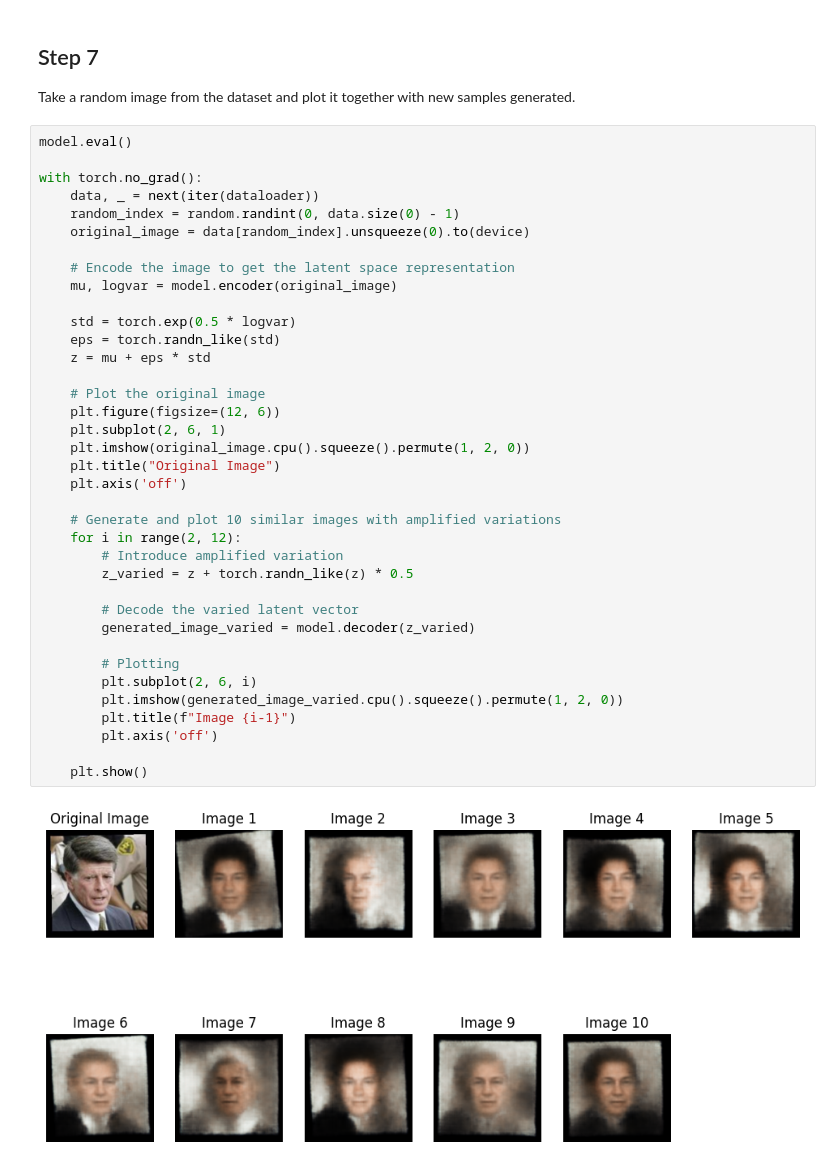
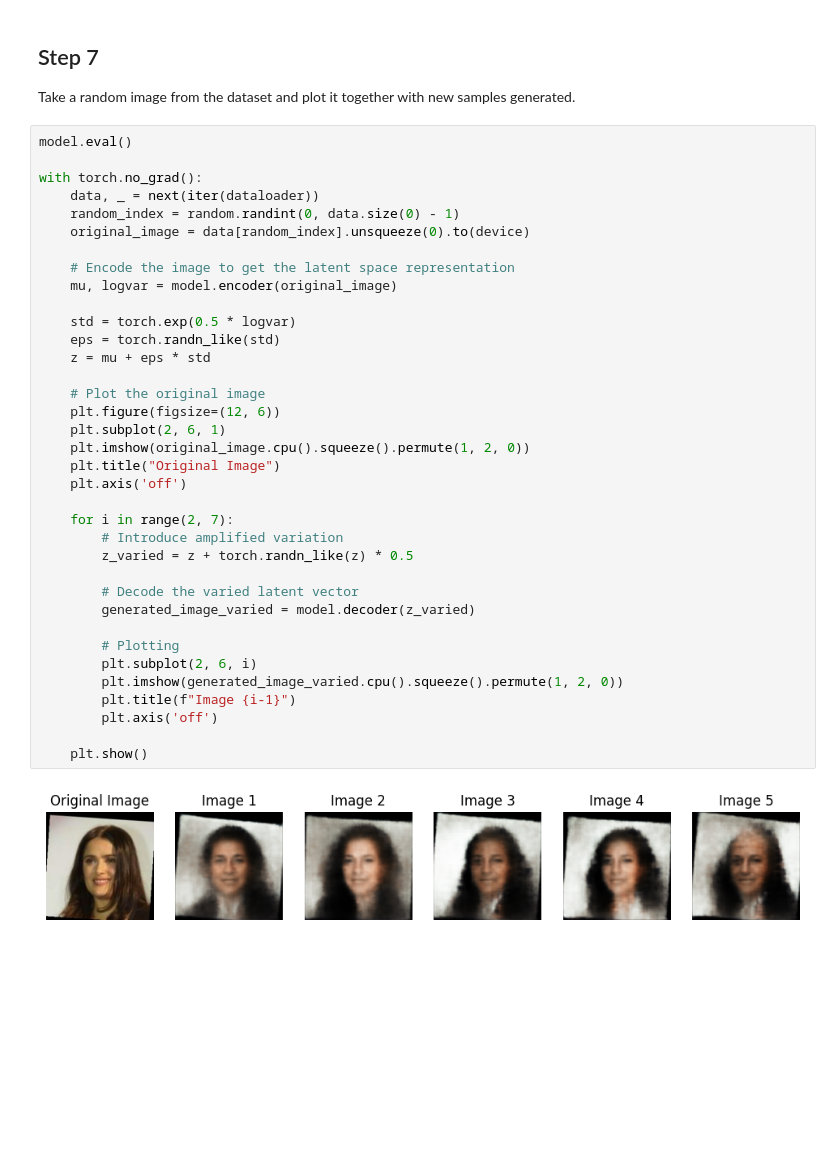
Before and after one commit to shivaniipatel/pattern-recognition, a Jupyter notebook: HW4/HW4.ipynb, the cells around one changed output. Drawn from its saved outputs; the diff is of its cells as text; blank space fills up the shorter version.

```diff
--- a/HW4/HW4.ipynb
+++ b/HW4/HW4.ipynb
@@ -337,33 +337,32 @@ with torch.no_grad():
     original_image = data[random_index].unsqueeze(0).to(device)
 
     # Encode the image to get the latent space representation
     mu, logvar = model.encoder(original_image)
 
     std = torch.exp(0.5 * logvar)
     eps = torch.randn_like(std)
     z = mu + eps * std
 
     # Plot the original image
     plt.figure(figsize=(12, 6))
     plt.subplot(2, 6, 1)
     plt.imshow(original_image.cpu().squeeze().permute(1, 2, 0))
     plt.title("Original Image")
     plt.axis('off')
 
-    # Generate and plot 10 similar images with amplified variations
-    for i in range(2, 12):
+    for i in range(2, 7):
         # Introduce amplified variation
         z_varied = z + torch.randn_like(z) * 0.5
 
         # Decode the varied latent vector
         generated_image_varied = model.decoder(z_varied)
 
         # Plotting
         plt.subplot(2, 6, i)
         plt.imshow(generated_image_varied.cpu().squeeze().permute(1, 2, 0))
         plt.title(f"Image {i-1}")
         plt.axis('off')
 
     plt.show()
 # %% [output]
-[figure, old version]
+[figure, new version]
```
